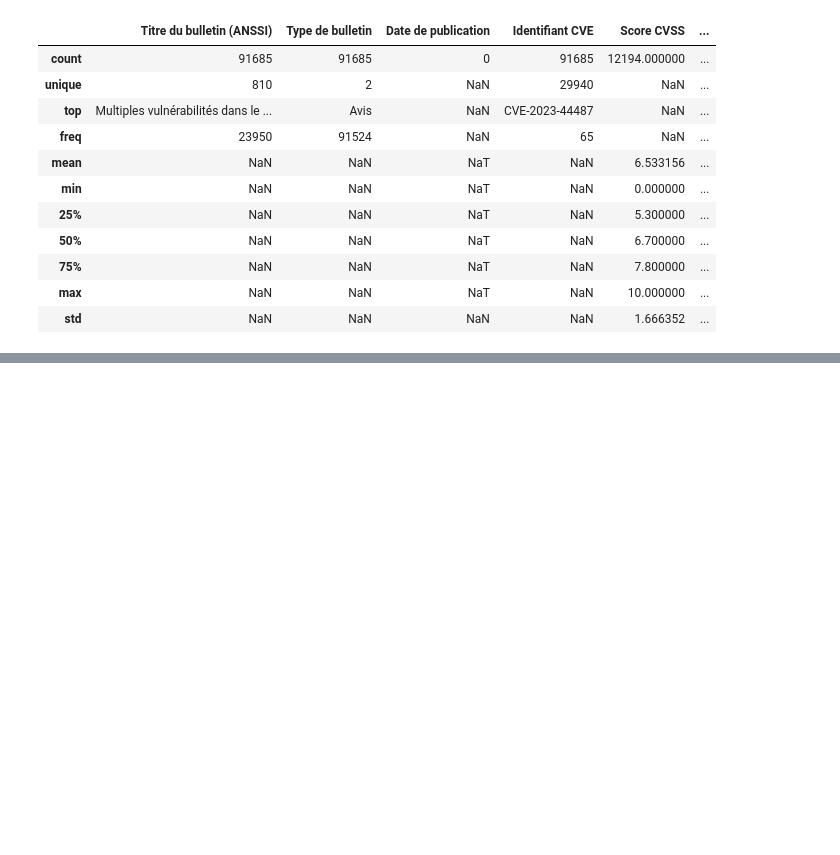
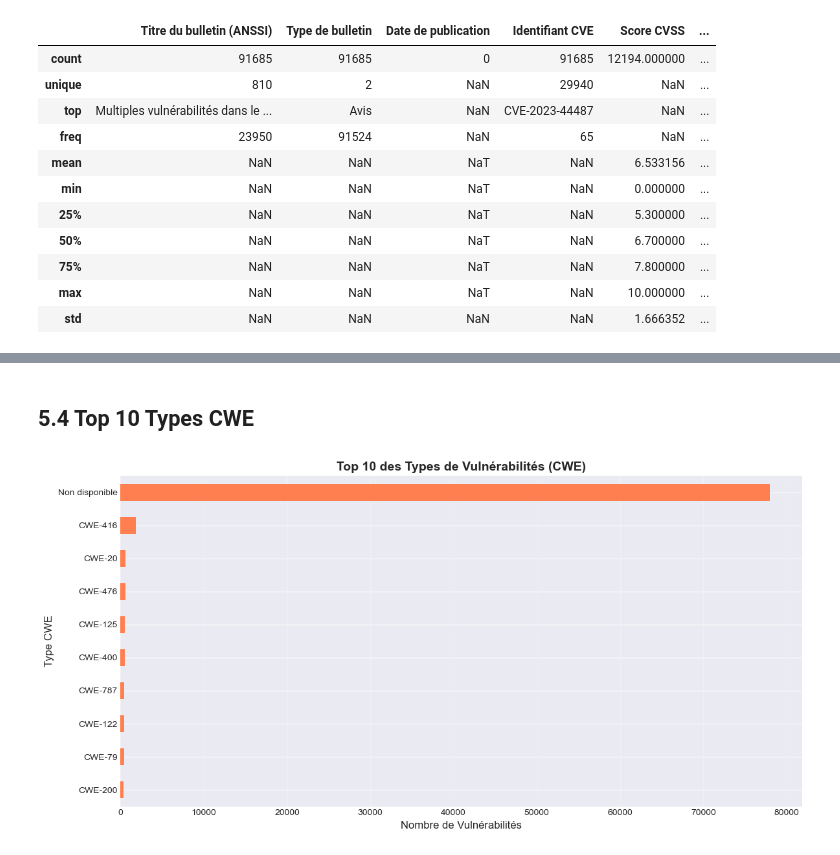
Before and after one commit to JeremieLD/TD7, a Jupyter notebook: Projet_Python.ipynb, the cells around one changed output, grey strips where cells are left out. Cells and saved outputs as stored; diff of their text form; code cells hidden in the pictures; blank space fills up the shorter version.

```diff
--- a/Projet_Python.ipynb
+++ b/Projet_Python.ipynb
@@ -547,0 +666,16 @@ df_final.describe(include='all')
+# %% [markdown]
+## 5.4  Top 10 Types CWE
+# %%
+top_cwe = df_final['Type CWE'].value_counts().head(10)
+
+plt.figure(figsize=(12, 6))
+top_cwe.plot(kind='barh', color='coral')
+plt.xlabel('Nombre de Vulnérabilités', fontsize=12)
+plt.ylabel('Type CWE', fontsize=12)
+plt.title('Top 10 des Types de Vulnérabilités (CWE)', fontsize=14, fontweight='bold')
+plt.gca().invert_yaxis()
+plt.grid(axis='x', alpha=0.3)
+plt.tight_layout()
+plt.show()
+# %% [output]
+[figure, added]
```
Also changed, not shown: parts of 34 cells of this notebook, 2 other files.
